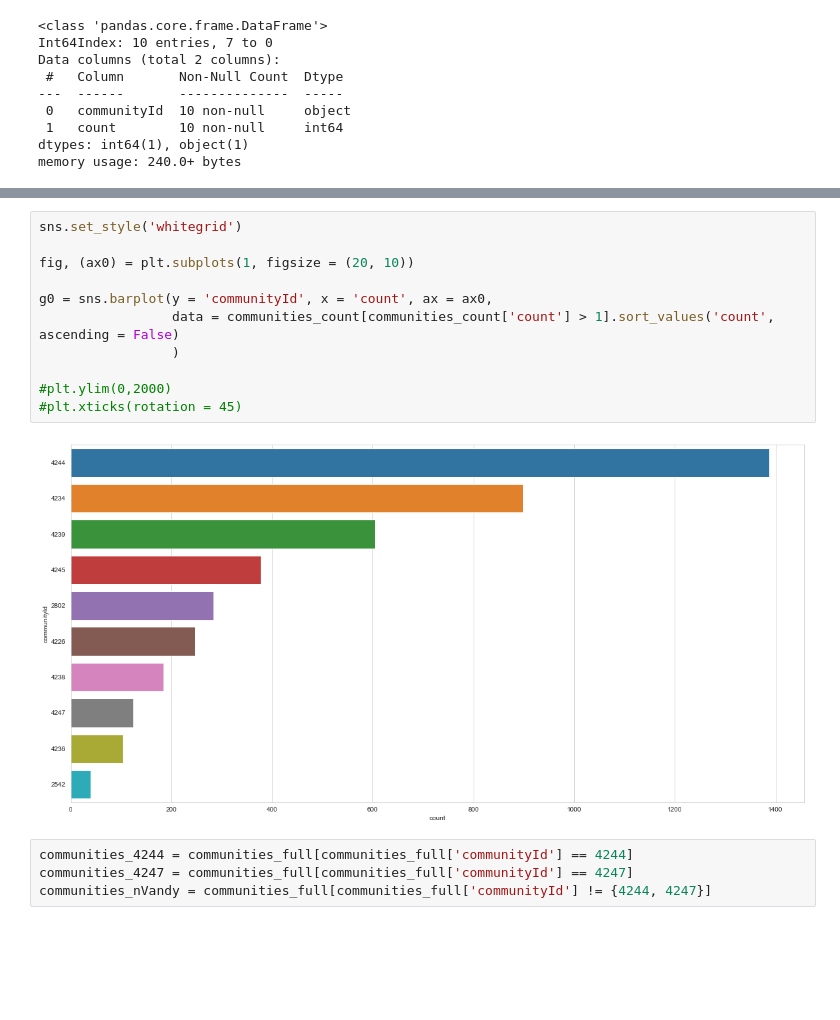
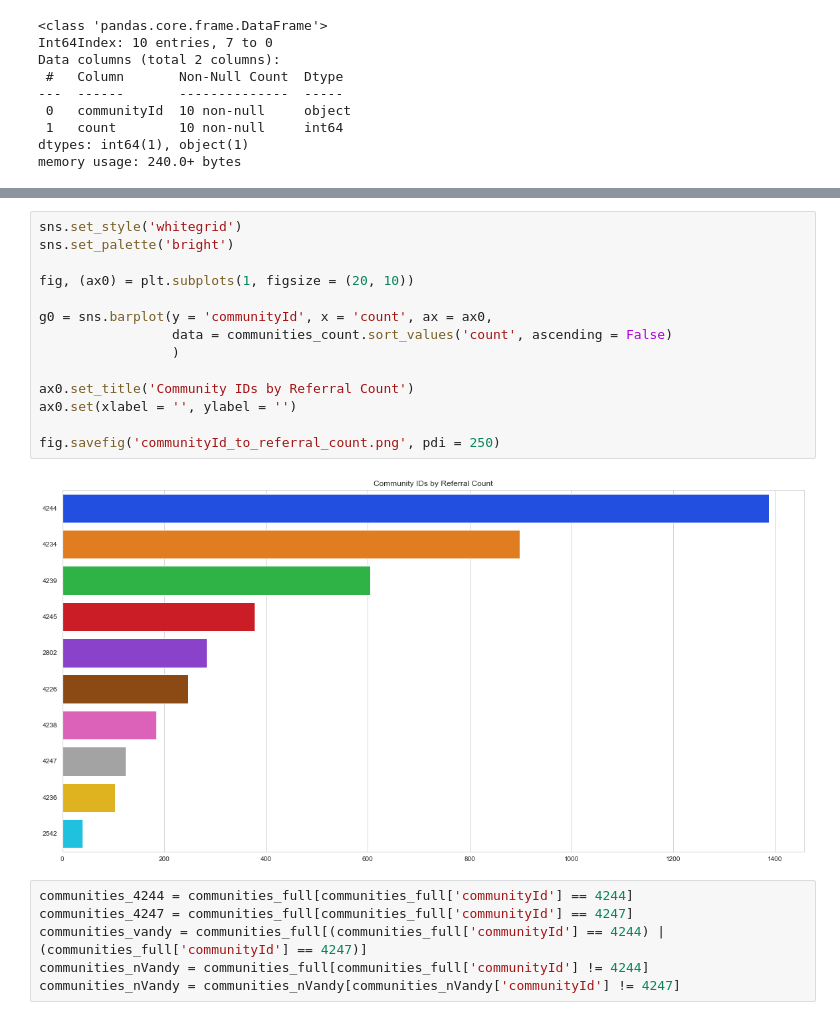
Before and after one commit to nss-data-science-cohort-4/hcbb_hop_team-motp, a Jupyter notebook: notebooks/ajg_communities_investigation_communities.ipynb, the cells around one changed output, grey strips where cells are left out. Drawn from its saved outputs; the diff is of its cells as text; blank space fills up the shorter version.

```diff
--- a/notebooks/ajg_communities_investigation_communities.ipynb
+++ b/notebooks/ajg_communities_investigation_communities.ipynb
@@ -177,18 +177,23 @@ communities_full[communities_full['npi'] == vandy_npi_nums[2]]
 | 2392 | 1558408633 | 4244 | General Acute Care Hospital | 2.0 | VANDERBILT UNIVERSITY MEDICAL CENTER | None | ... |
 # %%
 sns.set_style('whitegrid')
+sns.set_palette('bright')
 
 fig, (ax0) = plt.subplots(1, figsize = (20, 10))
 
 g0 = sns.barplot(y = 'communityId', x = 'count', ax = ax0,
-                 data = communities_count[communities_count['count'] > 1].sort_values('count', ascending = False)
+                 data = communities_count.sort_values('count', ascending = False)
                  )
 
-#plt.ylim(0,2000)
-#plt.xticks(rotation = 45)
+ax0.set_title('Community IDs by Referral Count')
+ax0.set(xlabel = '', ylabel = '')
+
+fig.savefig('communityId_to_referral_count.png', pdi = 250)
 # %% [output]
-[figure, old version]
+[figure, new version]
 # %%
 communities_4244 = communities_full[communities_full['communityId'] == 4244]
 communities_4247 = communities_full[communities_full['communityId'] == 4247]
-communities_nVandy = communities_full[communities_full['communityId'] != {4244, 4247}]
+communities_vandy = communities_full[(communities_full['communityId'] == 4244) | (communities_full['communityId'] == 4247)]
+communities_nVandy = communities_full[communities_full['communityId'] != 4244]
+communities_nVandy = communities_nVandy[communities_nVandy['communityId'] != 4247]
```
Also changed, not shown: parts of 32 cells of this notebook, 1 other file.
